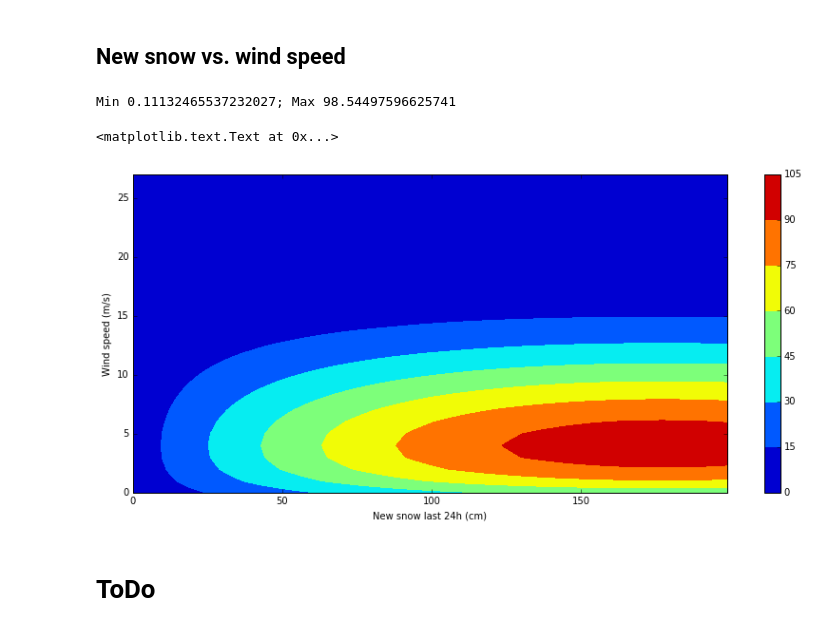
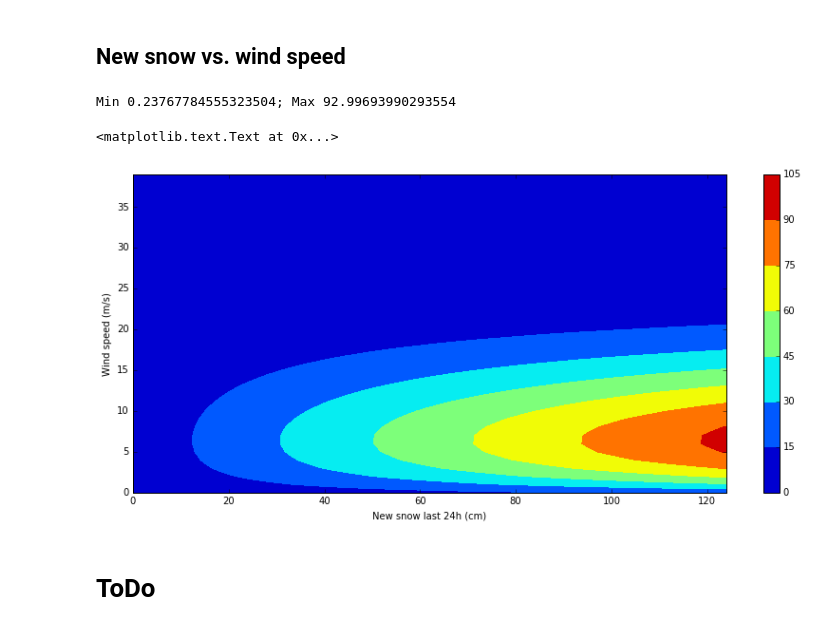
Before and after one commit to kmunve/APS, a Jupyter notebook: aps/notebooks/new_snow_problem.ipynb, the cells around one changed output. Cells and saved outputs as stored; diff of their text form; code cells hidden in the pictures.

Commit message:
Minor update new_snow_problem

```diff
--- a/aps/notebooks/new_snow_problem.ipynb
+++ b/aps/notebooks/new_snow_problem.ipynb
@@ -112,29 +112,29 @@ plt.axhline(3.0, color='grey', ls='--')
 # %% [markdown]
 ## New snow vs. wind speed
 # %%
-new_snow = np.matrix(np.arange(0, 200.0))
+new_snow = np.matrix(np.arange(0, 125.0))
 sns = score_new_snow_24h(new_snow)
 
 # weighted by new snow amount of the previous two days
 new_snow_72 = 40
 ns_weight = score_new_snow_24_72h(new_snow_72)
 
 sns *= ns_weight
 
-wind_speed = np.matrix(np.arange(0, 100.0 / 3.6))
+wind_speed = np.matrix(np.arange(0, 40.0))
 swp = score_wind_speed(wind_speed)
 
 M = np.multiply(sns, swp.T)
 #print(M)
 plt.contourf(M)#np.flipud(M.T))
 print("Min {0}; Max {1}".format(np.amin(M), np.amax(M)))
 plt.colorbar()
 plt.xlabel("New snow last 24h (cm)")
 plt.ylabel("Wind speed (m/s)")
 # %% [output]
-Min 0.11132465537232027; Max 98.54497596625741
+Min 0.23767784555323504; Max 92.99693990293554
 <matplotlib.text.Text at 0x...>
-[figure, old version]
+[figure, new version]
 # %% [markdown]
 # ToDo
 # %% [markdown]
```
Also changed, not shown: parts of 3 cells of this notebook.
